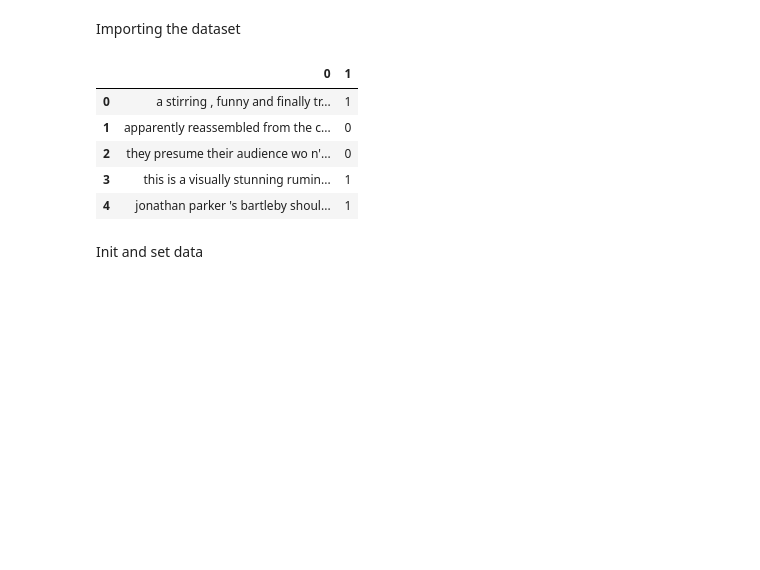
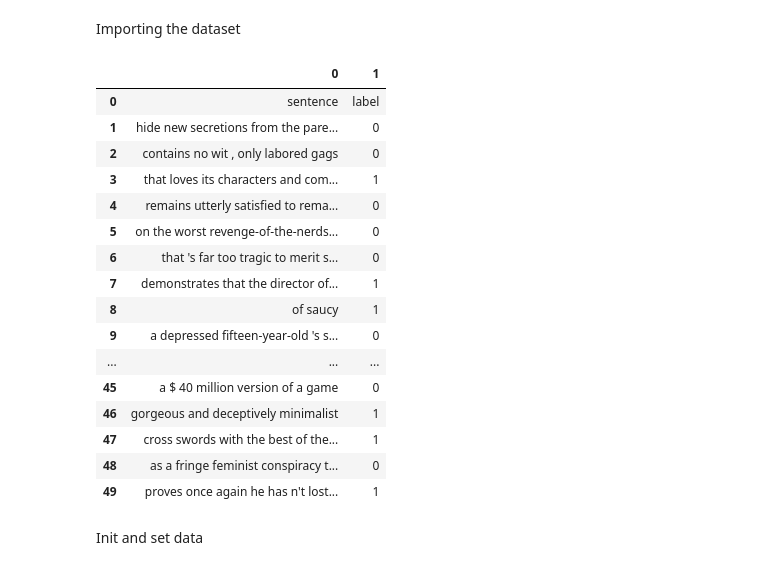
Before and after one commit to MosheWasserb/PyTorchNotbooks, a Jupyter notebook: STS2_BERT_FT_2.ipynb, the cells around one changed output. Cells and saved outputs as stored; diff of their text form; code cells hidden in the pictures; blank space fills up the shorter version.

```diff
--- a/STS2_BERT_FT_2.ipynb
+++ b/STS2_BERT_FT_2.ipynb
@@ -59,23 +59,36 @@ Importing the dataset
 # %%
 # Import Training, Validation and Test csvs
 # STS2
-data = pd.read_csv('https://github.com/clairett/pytorch-sentiment-classification/raw/master/data/SST2/train.tsv', delimiter='\t', header=None)
+#data = pd.read_csv('https://github.com/clairett/pytorch-sentiment-classification/raw/master/data/SST2/train.tsv', delimiter='\t', header=None)
 # 6 Emotions
 #data = pd.read_csv(r"/gdrive/My Drive/Colab Notebooks/DAIR/EmotionDataSet/multiclass6ed.csv")
-# IMDB
-#data = pd.read_csv(r"/gdrive/My Drive/Colab Notebooks/DAIR/EmotionDataSet/multiclass6ed.csv")
+# IMDB data (from Kaggle)
+#data = pd.read_csv(r"/gdrive/My Drive/DataSet/IMDB/IMDBDataset.csv")
+# STS2 from GLUE
+data = pd.read_csv("/gdrive/My Drive/DataSet/GLUE/STS2/SST-2/train.tsv", delimiter='\t', header=None)
 
 text_col=data.columns.values[0]
 category_col=data.columns.values[1]
 
-data.head()
+data.head
 # %% [output]
 |  | 0 | 1 |
-| 0 | a stirring , funny and finally tr... | 1 |
-| 1 | apparently reassembled from the c... | 0 |
-| 2 | they presume their audience wo n'... | 0 |
-| 3 | this is a visually stunning rumin... | 1 |
-| 4 | jonathan parker 's bartleby shoul... | 1 |
+| 0 | sentence | label |
+| 1 | hide new secretions from the pare... | 0 |
+| 2 | contains no wit , only labored gags | 0 |
+| 3 | that loves its characters and com... | 1 |
+| 4 | remains utterly satisfied to rema... | 0 |
+| 5 | on the worst revenge-of-the-nerds... | 0 |
+| 6 | that 's far too tragic to merit s... | 0 |
+| 7 | demonstrates that the director of... | 1 |
+| 8 | of saucy | 1 |
+| 9 | a depressed fifteen-year-old 's s... | 0 |
+| ... | ... | ... |
+| 45 | a $ 40 million version of a game | 0 |
+| 46 | gorgeous and deceptively minimalist | 1 |
+| 47 | cross swords with the best of the... | 1 |
+| 48 | as a fringe feminist conspiracy t... | 0 |
+| 49 | proves once again he has n't lost... | 1 |
 # %% [markdown]
 Init and set data
 # %%
```
Also changed, not shown: parts of 26 cells of this notebook.
